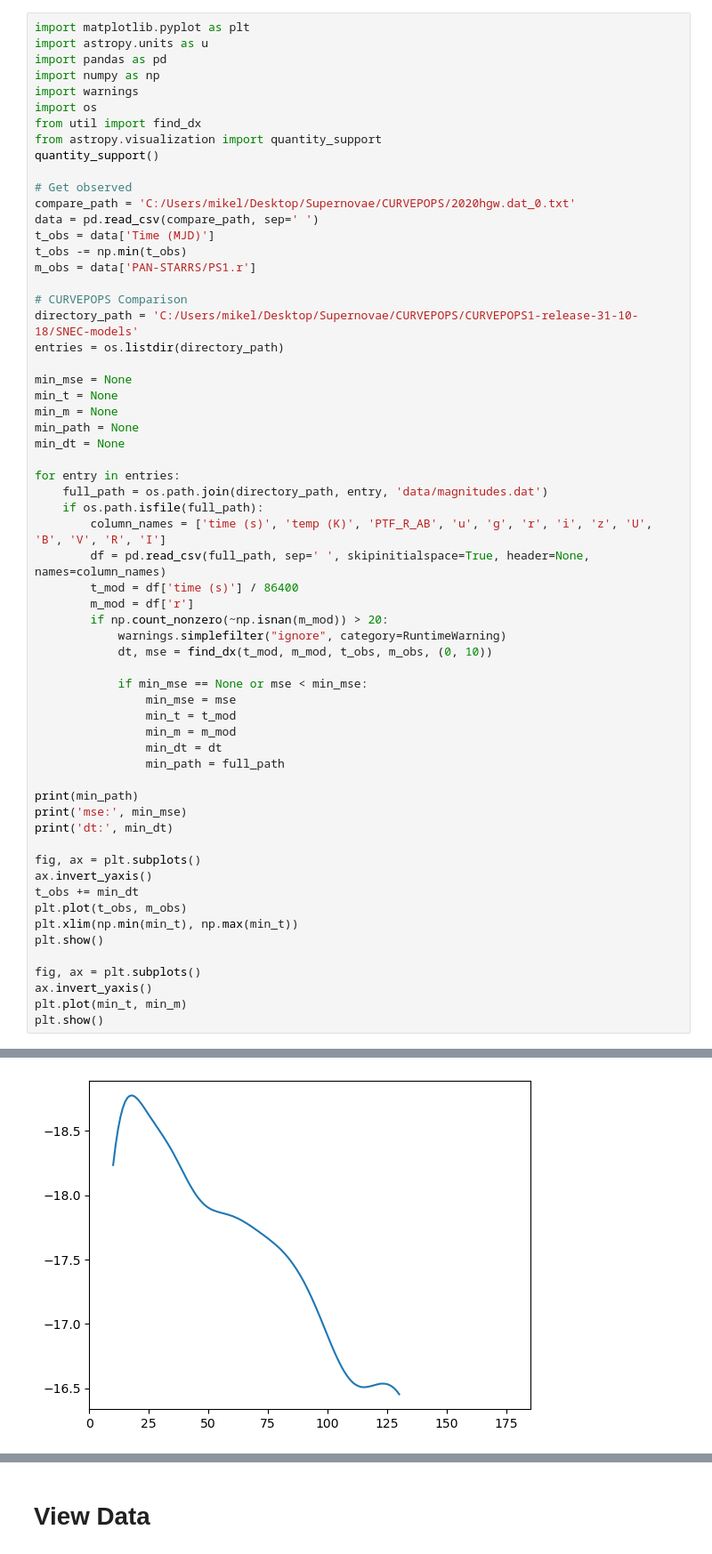
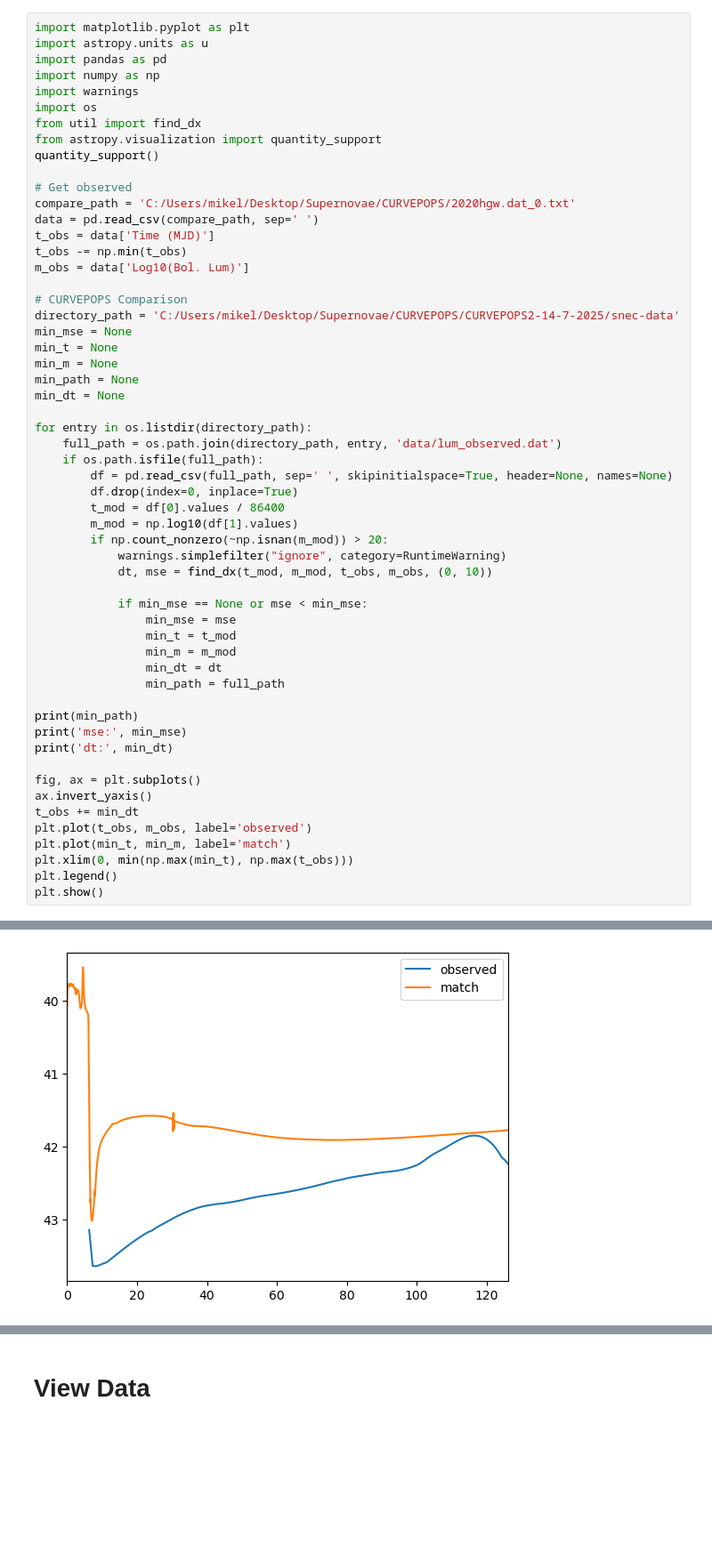
Before and after one commit to MichaelLukaszyk/CURVEPOPS, a Jupyter notebook: testing.ipynb, the cells around one changed output, grey strips where cells are left out. Shown at 89% size. Drawn from its saved outputs; the diff is of its cells as text; blank space fills up the shorter version.

```diff
--- a/testing.ipynb
+++ b/testing.ipynb
@@ -45,25 +45,23 @@ compare_path = 'C:/Users/mikel/Desktop/Supernovae/CURVEPOPS/2020hgw.dat_0.txt'
 data = pd.read_csv(compare_path, sep=' ')
 t_obs = data['Time (MJD)']
 t_obs -= np.min(t_obs)
-m_obs = data['PAN-STARRS/PS1.r']
+m_obs = data['Log10(Bol. Lum)']
 
 # CURVEPOPS Comparison
-directory_path = 'C:/Users/mikel/Desktop/Supernovae/CURVEPOPS/CURVEPOPS1-release-31-10-18/SNEC-models'
-entries = os.listdir(directory_path)
-
+directory_path = 'C:/Users/mikel/Desktop/Supernovae/CURVEPOPS/CURVEPOPS2-14-7-2025/snec-data'
 min_mse = None
 min_t = None
 min_m = None
 min_path = None
 min_dt = None
 
-for entry in entries:
-    full_path = os.path.join(directory_path, entry, 'data/magnitudes.dat')
+for entry in os.listdir(directory_path):
+    full_path = os.path.join(directory_path, entry, 'data/lum_observed.dat')
     if os.path.isfile(full_path):
-        column_names = ['time (s)', 'temp (K)', 'PTF_R_AB', 'u', 'g', 'r', 'i', 'z', 'U', 'B', 'V', 'R', 'I']
-        df = pd.read_csv(full_path, sep=' ', skipinitialspace=True, header=None, names=column_names)
-        t_mod = df['time (s)'] / 86400
-        m_mod = df['r']
+        df = pd.read_csv(full_path, sep=' ', skipinitialspace=True, header=None, names=None)
+        df.drop(index=0, inplace=True)
+        t_mod = df[0].values / 86400
+        m_mod = np.log10(df[1].values)
         if np.count_nonzero(~np.isnan(m_mod)) > 20:
             warnings.simplefilter("ignore", category=RuntimeWarning)
             dt, mse = find_dx(t_mod, m_mod, t_obs, m_obs, (0, 10))
@@ -82,12 +80,9 @@ print('dt:', min_dt)
 fig, ax = plt.subplots()
 ax.invert_yaxis()
 t_obs += min_dt
-plt.plot(t_obs, m_obs)
-plt.xlim(np.min(min_t), np.max(min_t))
+plt.plot(t_obs, m_obs, label='observed')
+plt.plot(min_t, min_m, label='match')
+plt.xlim(0, min(np.max(min_t), np.max(t_obs)))
+plt.legend()
 plt.show()
-
-fig, ax = plt.subplots()
-ax.invert_yaxis()
-plt.plot(min_t, min_m)
-plt.show()
 # %% [output]
@@ -97 +92 @@ dt:  9.9999947848782
-[figure, old version]
+[figure, new version]
```
Also changed, not shown: parts of 2 cells of this notebook, 1 other file.
